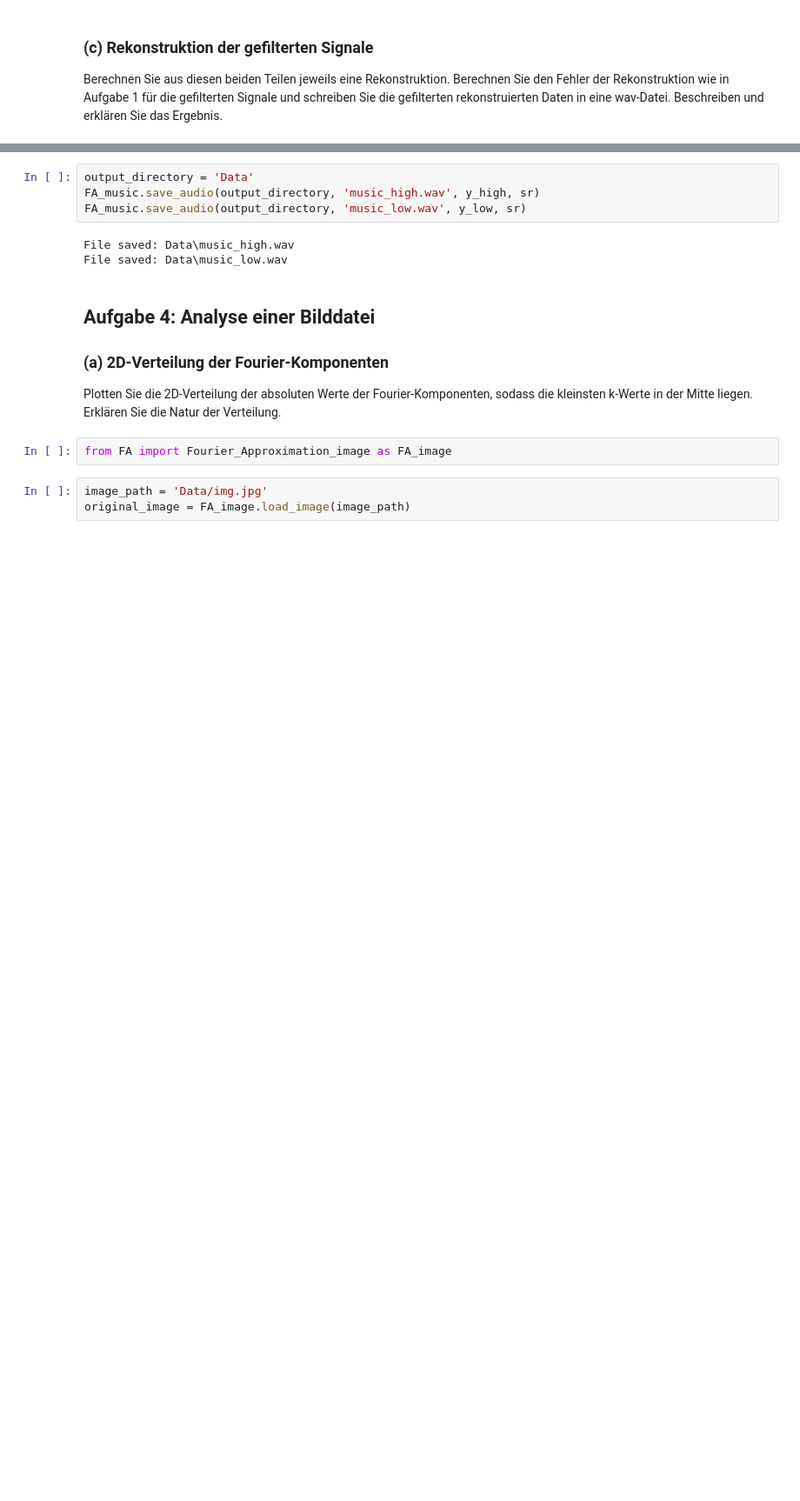
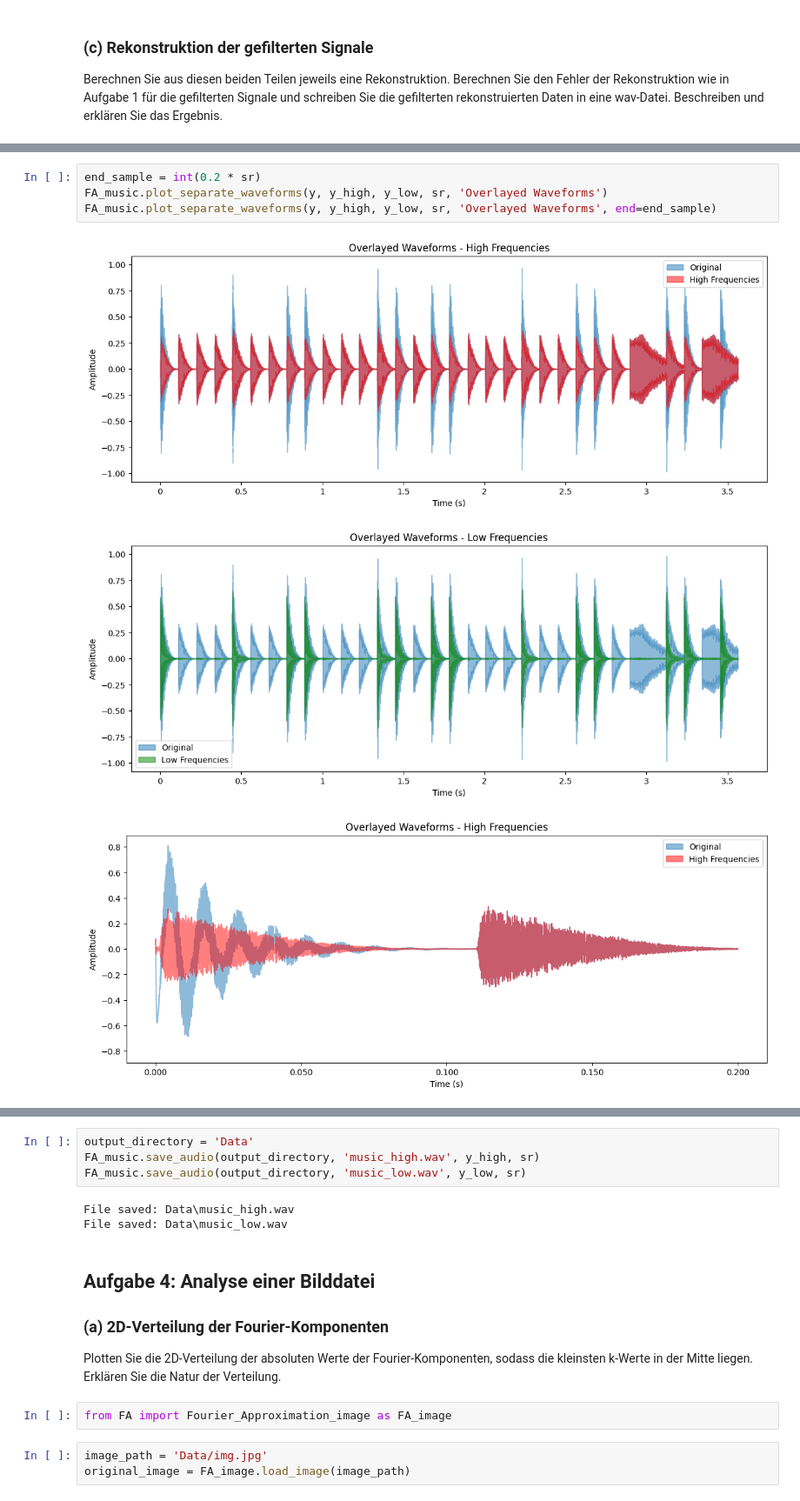
Before and after one commit to infamousperi/FourierTransformation, a Jupyter notebook: MC2.ipynb, the cells around one changed output, grey strips where cells are left out. Shown at 87% size. Saved outputs shown, nothing was run; the diff lists cells and outputs as text; blank space fills up the shorter version.

```diff
--- a/MC2.ipynb
+++ b/MC2.ipynb
@@ -233,0 +237,8 @@ MSE of the reconstruction for low frequencies: 0.006674357406401238
+# %%
+end_sample = int(0.2 * sr)
+FA_music.plot_separate_waveforms(y, y_high, y_low, sr, 'Overlayed Waveforms')
+FA_music.plot_separate_waveforms(y, y_high, y_low, sr, 'Overlayed Waveforms', end=end_sample)
+# %% [output]
+[figure, added]
+[figure, added]
+[figure, added]
```
Also changed, not shown: parts of 5 cells of this notebook, 1 other file.
